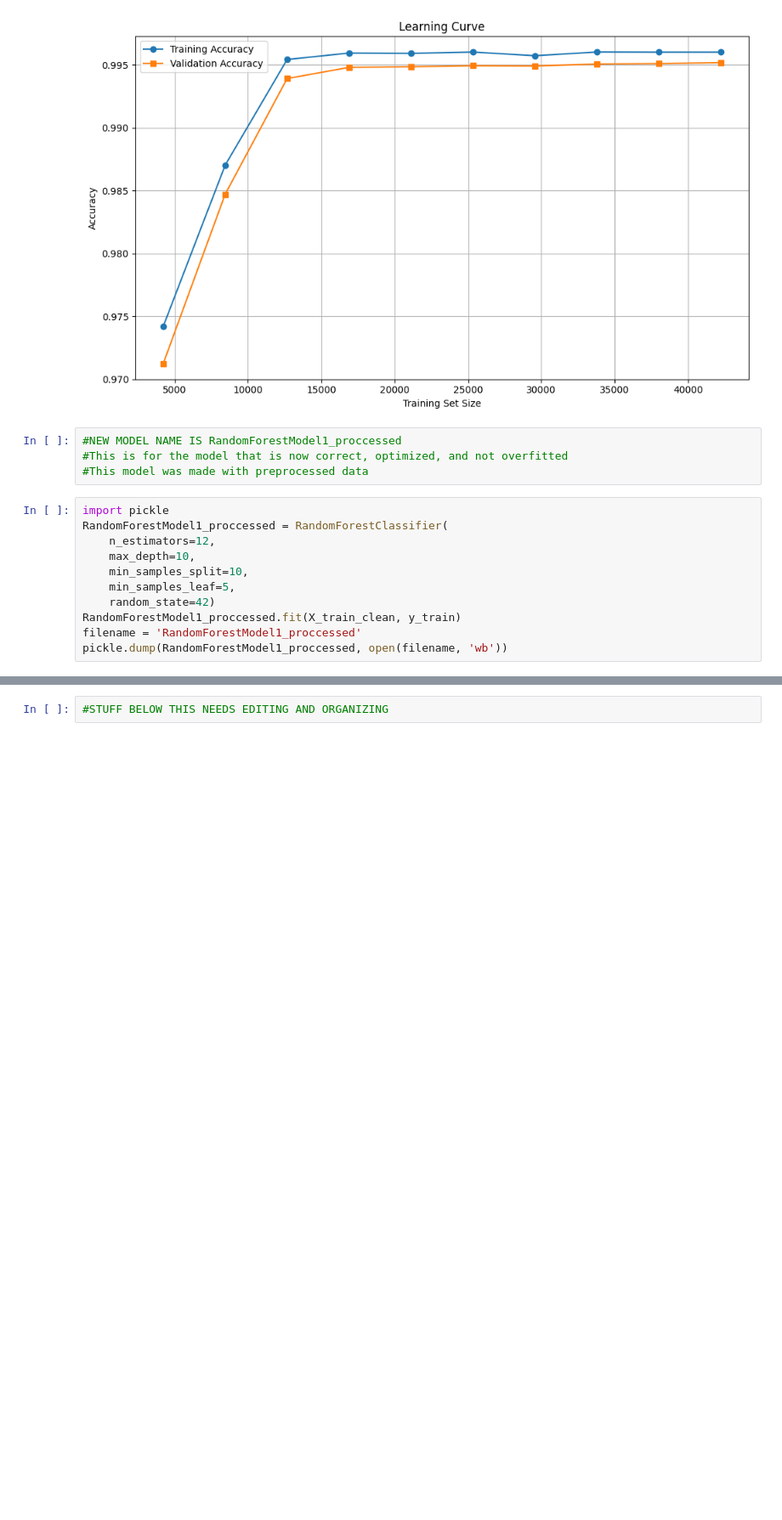
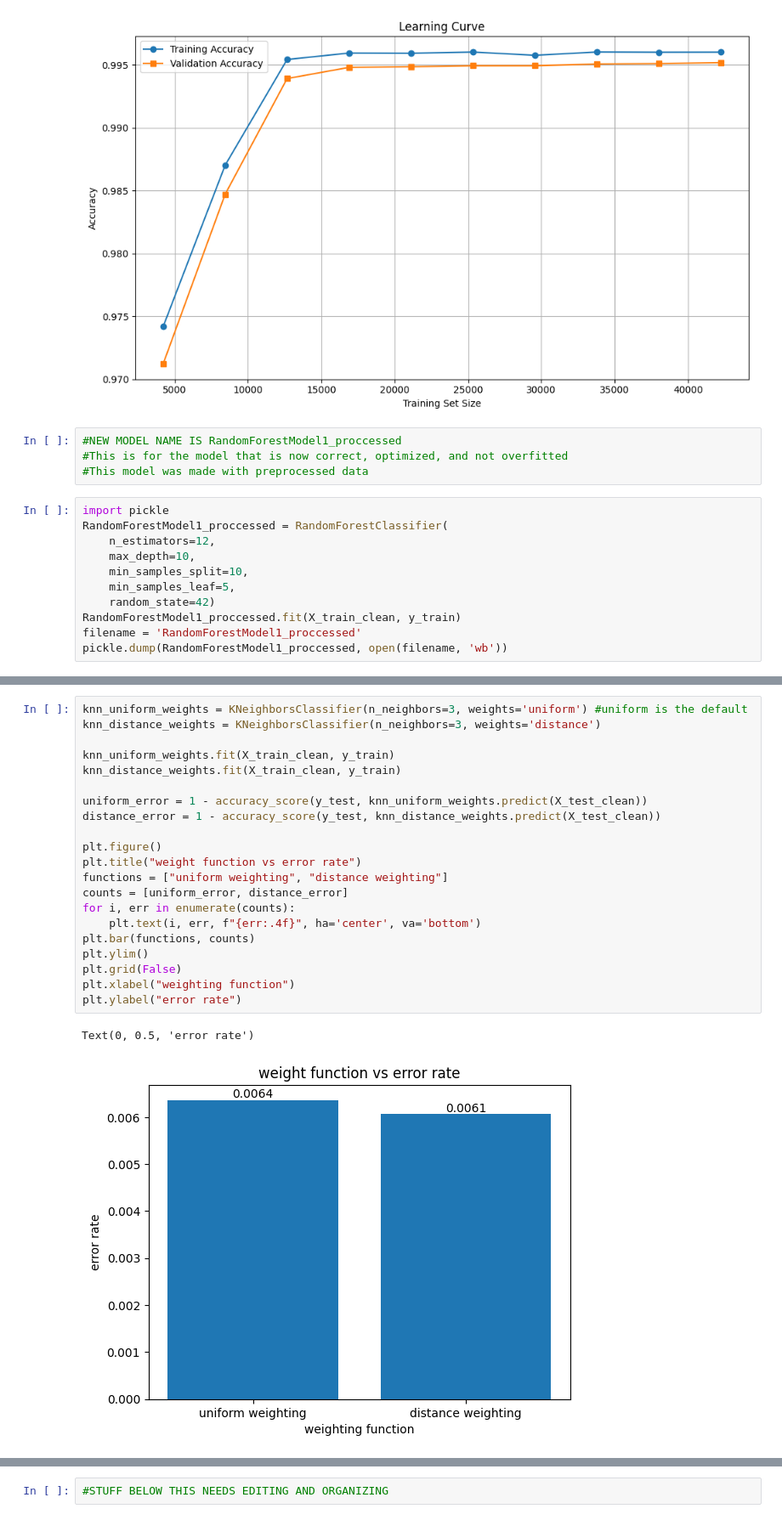
Before and after one commit to ChristopherZinati/483-final-project, a Jupyter notebook: OPCUA_notebook.ipynb, the cells around one changed output, grey strips where cells are left out. Shown at 85% size. Cells and saved outputs as stored; diff of their text form; blank space fills up the shorter version.

```diff
--- a/OPCUA_notebook.ipynb
+++ b/OPCUA_notebook.ipynb
@@ -584,0 +609,24 @@ pickle.dump(RandomForestModel1_proccessed, open(filename, 'wb'))
+# %%
+knn_uniform_weights = KNeighborsClassifier(n_neighbors=3, weights='uniform') #uniform is the default
+knn_distance_weights = KNeighborsClassifier(n_neighbors=3, weights='distance')
+
+knn_uniform_weights.fit(X_train_clean, y_train)
+knn_distance_weights.fit(X_train_clean, y_train)
+
+uniform_error = 1 - accuracy_score(y_test, knn_uniform_weights.predict(X_test_clean))
+distance_error = 1 - accuracy_score(y_test, knn_distance_weights.predict(X_test_clean))
+
+plt.figure()
+plt.title("weight function vs error rate")
+functions = ["uniform weighting", "distance weighting"]
+counts = [uniform_error, distance_error]
+for i, err in enumerate(counts):
+    plt.text(i, err, f"{err:.4f}", ha='center', va='bottom')
+plt.bar(functions, counts)
+plt.ylim()
+plt.grid(False)
+plt.xlabel("weighting function")
+plt.ylabel("error rate")
+# %% [output]
+Text(0, 0.5, 'error rate')
+[figure, added]
```
Also changed, not shown: parts of 29 cells of this notebook, 13 other files.
